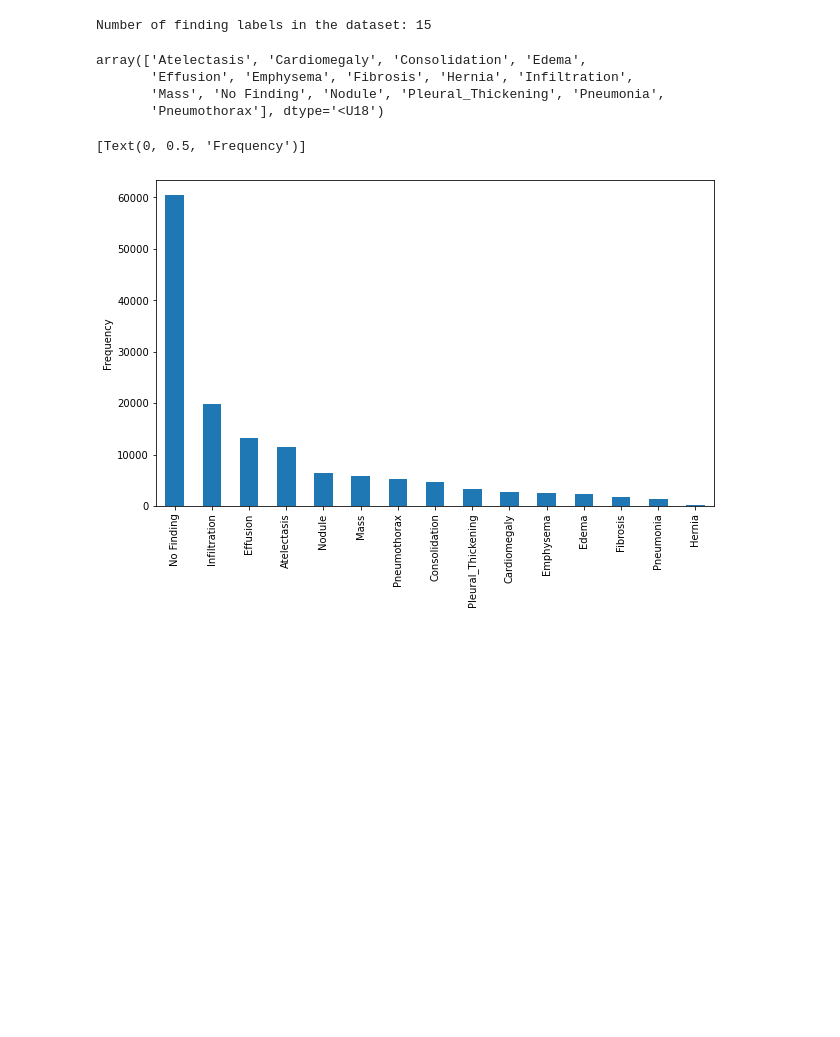
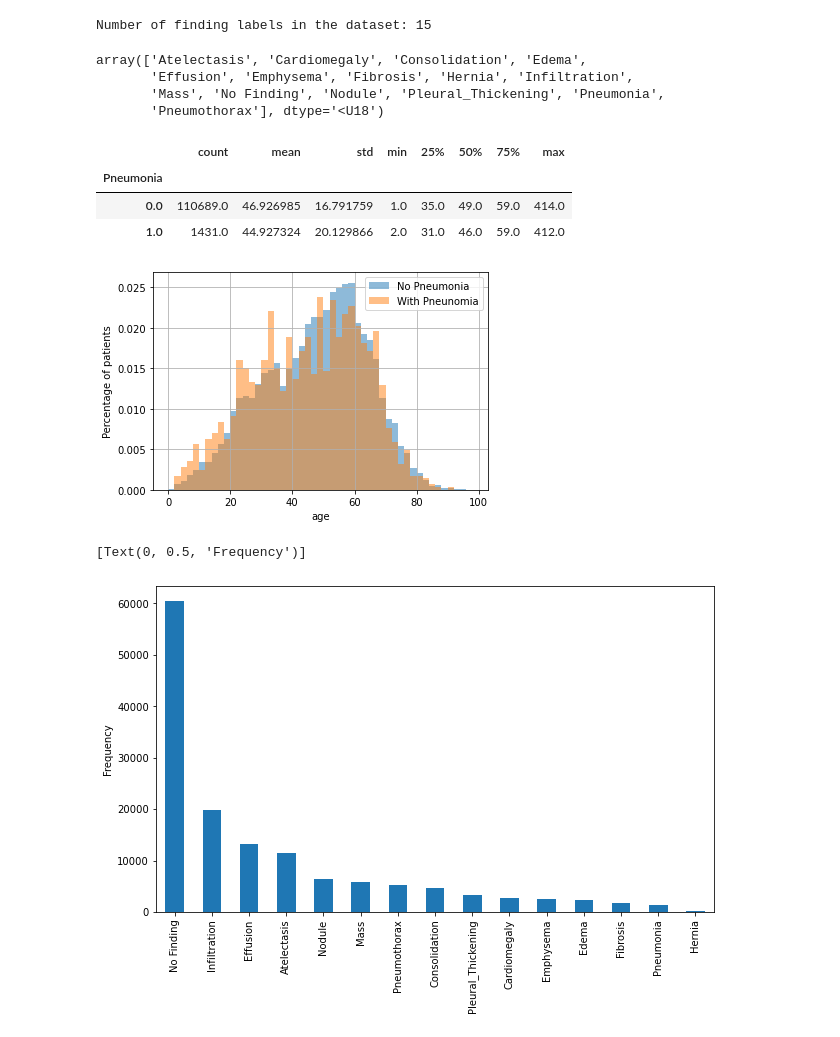
Before and after one commit to TRoboto/Udacity, a Jupyter notebook: AI for Healthcare Nanodegree/Project - Pneumonia Detection from Chest X-Rays/EDA.ipynb, the cells around one changed output. Drawn from its saved outputs; the diff is of its cells as text; code cells hidden in the pictures; blank space fills up the shorter version.

```diff
--- a/AI for Healthcare Nanodegree/Project - Pneumonia Detection from Chest X-Rays/EDA.ipynb
+++ b/AI for Healthcare Nanodegree/Project - Pneumonia Detection from Chest X-Rays/EDA.ipynb
@@ -104,6 +107,19 @@ array(['Atelectasis', 'Cardiomegaly', 'Consolidation', 'Edema',
        'Effusion', 'Emphysema', 'Fibrosis', 'Hernia', 'Infiltration',
        'Mass', 'No Finding', 'Nodule', 'Pleural_Thickening', 'Pneumonia',
        'Pneumothorax'], dtype='<U18')
+# %%
+# Age distribution with and without pneunomia
+df.groupby(['Pneumonia'])['Patient Age'].hist(bins=np.arange(0,100,2), density=True, alpha=0.5)
+plt.legend(['No Pneumonia', 'With Pneunomia'])
+plt.ylabel('Percentage of patients')
+plt.xlabel('age')
+df.groupby(['Pneumonia'])['Patient Age'].describe()
+# %% [output]
+|  | count | mean | std | min | 25% | 50% | 75% | max |
+| Pneumonia |  |  |  |  |  |  |  |  |
+| 0.0 | 110689.0 | 46.926985 | 16.791759 | 1.0 | 35.0 | 49.0 | 59.0 | 414.0 |
+| 1.0 | 1431.0 | 44.927324 | 20.129866 | 2.0 | 31.0 | 46.0 | 59.0 | 412.0 |
+[figure, added]
 # %%
 # Labels frequency Histogram
 plt.figure(figsize=(10,6))
```
Also changed, not shown: parts of 14 cells of this notebook.
